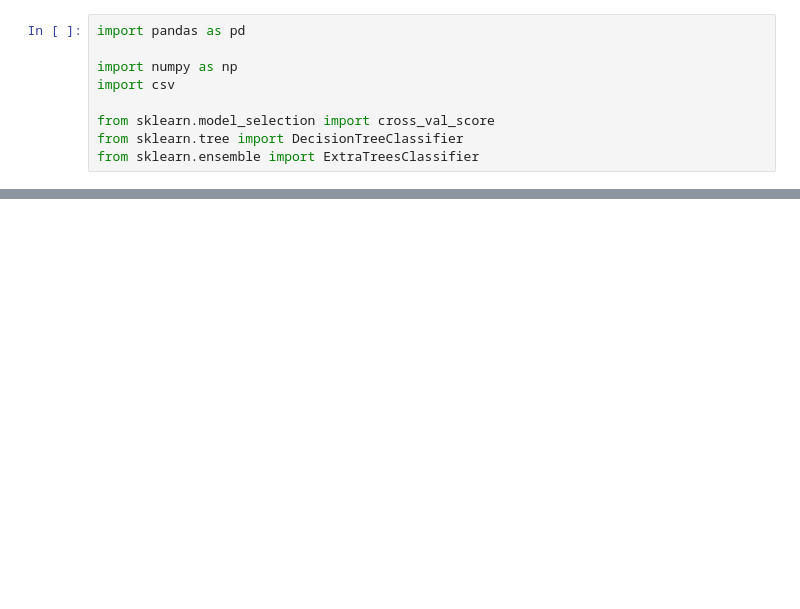
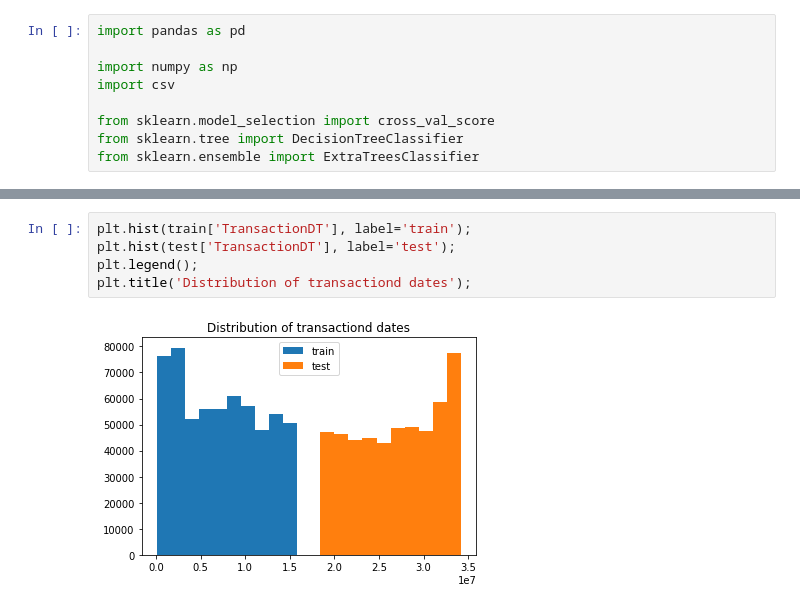
Before and after one commit to jcanque777/fraud_detection, a Jupyter notebook: fraud_detection.ipynb, the cells around one changed output, grey strips where cells are left out. Saved outputs shown, nothing was run; the diff lists cells and outputs as text; blank space fills up the shorter version.

```diff
--- a/fraud_detection.ipynb
+++ b/fraud_detection.ipynb
@@ -12,0 +710,7 @@ from sklearn import ensemble
+# %%
+plt.hist(train['TransactionDT'], label='train');
+plt.hist(test['TransactionDT'], label='test');
+plt.legend();
+plt.title('Distribution of transactiond dates');
+# %% [output]
+[figure, added]
```
Also changed, not shown: parts of 44 cells of this notebook.
